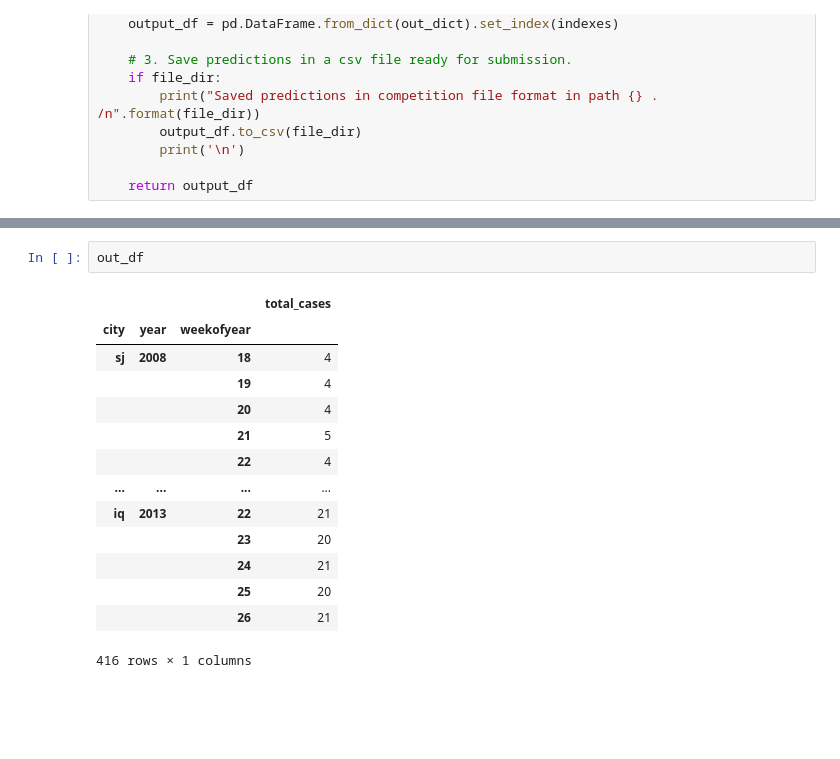
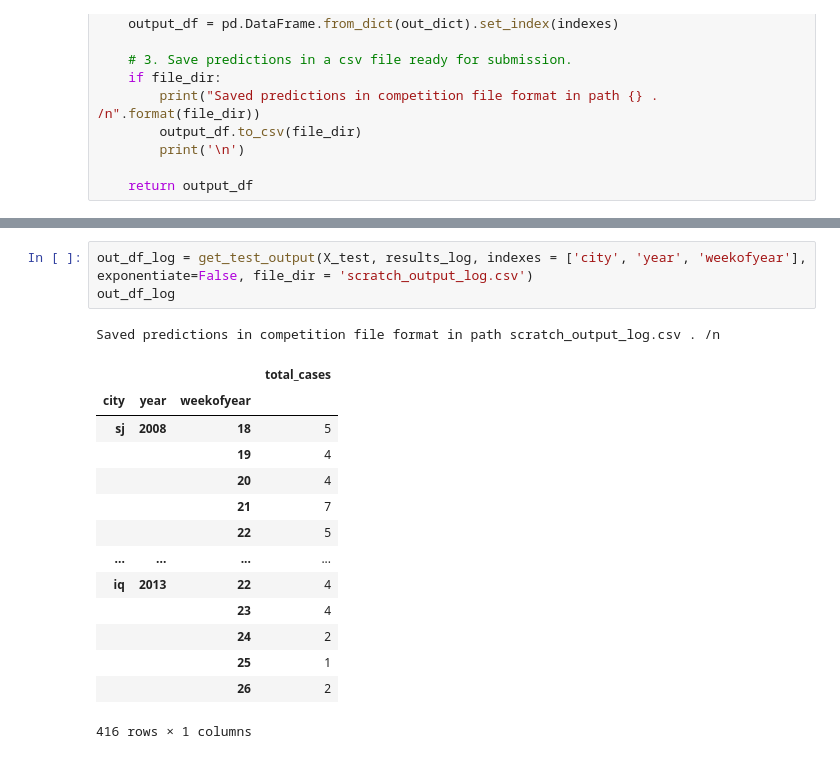
Before and after one commit to cristina-v-melnic/explorers-dsr-39, a Jupyter notebook: notebooks/Jul-19-From-scratch.ipynb, the cells around one changed output, grey strips where cells are left out. Drawn from its saved outputs; the diff is of its cells as text; blank space fills up the shorter version.

Commit message:
Updated logged scratch.

```diff
--- a/notebooks/Jul-19-From-scratch.ipynb
+++ b/notebooks/Jul-19-From-scratch.ipynb
@@ -375,17 +288,19 @@ Saved predictions in competition file format in path compound_output.csv . /n
 # %%
-out_df
+out_df_log = get_test_output(X_test, results_log, indexes = ['city', 'year', 'weekofyear'], exponentiate=False, file_dir = 'scratch_output_log.csv')
+out_df_log
 # %% [output]
+Saved predictions in competition file format in path scratch_output_log.csv . /n
 |  |  |  | total_cases |
 | city | year | weekofyear |  |
-| sj | 2008 | 18 | 4 |
+| sj | 2008 | 18 | 5 |
 |  |  | 19 | 4 |
 |  |  | 20 | 4 |
-|  |  | 21 | 5 |
-|  |  | 22 | 4 |
+|  |  | 21 | 7 |
+|  |  | 22 | 5 |
 | ... | ... | ... | ... |
-| iq | 2013 | 22 | 21 |
-|  |  | 23 | 20 |
-|  |  | 24 | 21 |
-|  |  | 25 | 20 |
-|  |  | 26 | 21 |
+| iq | 2013 | 22 | 4 |
+|  |  | 23 | 4 |
+|  |  | 24 | 2 |
+|  |  | 25 | 1 |
+|  |  | 26 | 2 |
-416 rows × 1 columns
+416 rows × 1 columns
```
Also changed, not shown: parts of 18 cells of this notebook.
